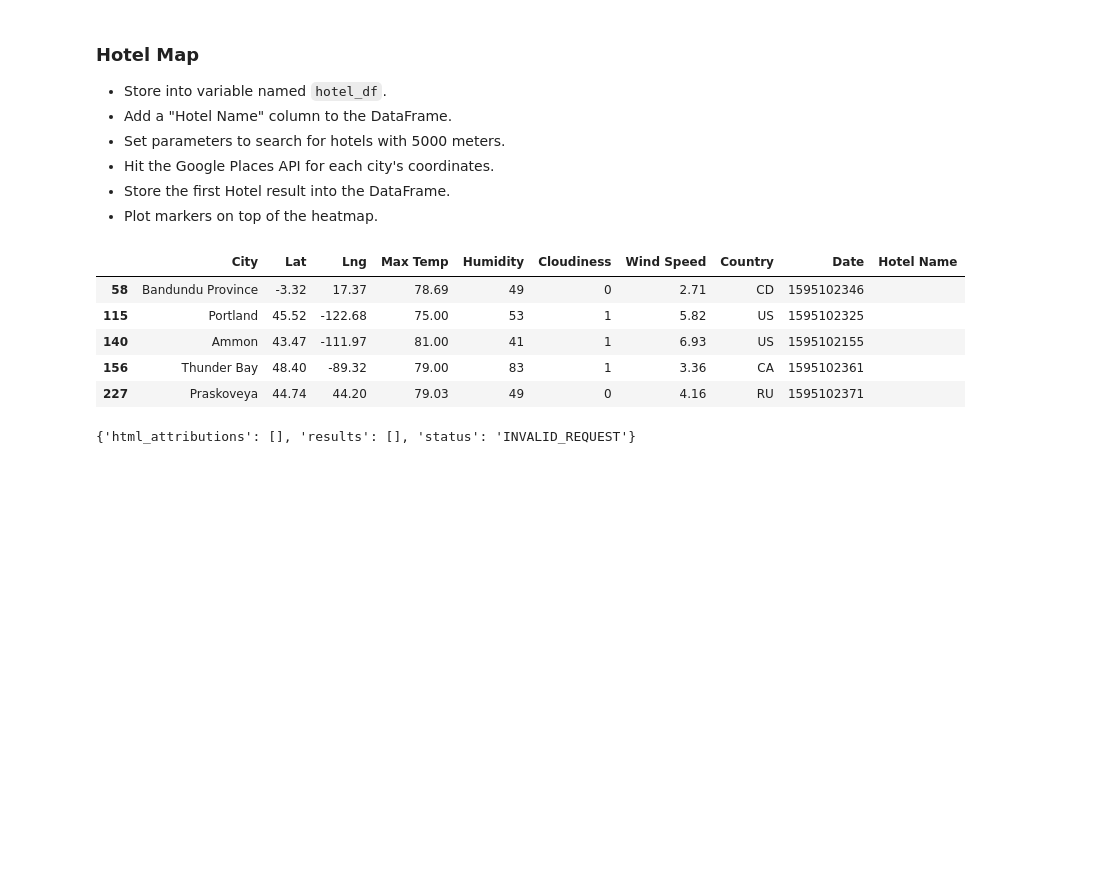
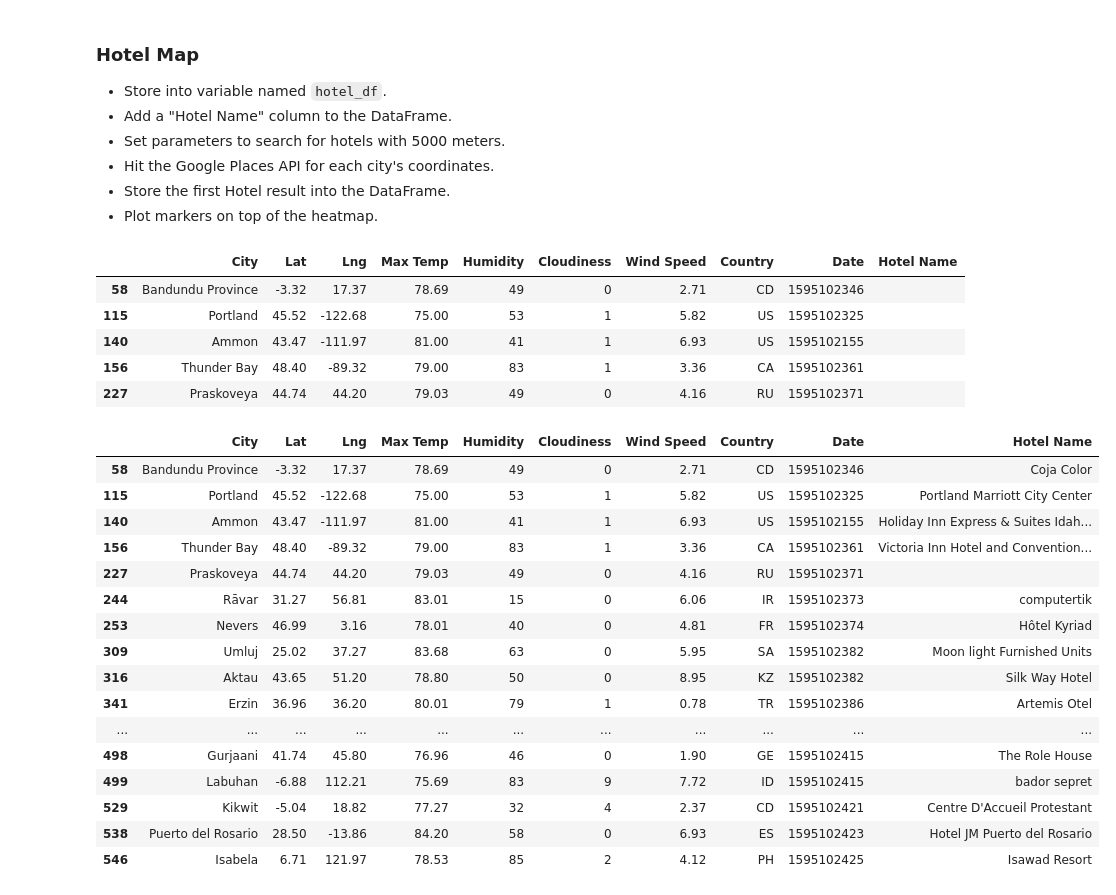
Before and after one commit to sjricketts/python-api-challenge, a Jupyter notebook: VacationPy/VacationPy.ipynb, the cells around one changed output. Saved outputs shown, nothing was run; the diff lists cells and outputs as text; code cells hidden in the pictures; blank space fills up the shorter version.

Commit message:
fix good api error; create hotel markers on heat map

```diff
--- a/VacationPy/VacationPy.ipynb
+++ b/VacationPy/VacationPy.ipynb
@@ -109,31 +109,53 @@ hotel_df.head()
 | 227 | Praskoveya | 44.74 | 44.20 | 79.03 | 49 | 0 | 4.16 | RU | 1595102371 |  |
 # %%
 # geocoordinates
-lat = hotel_df["Lat"]
-lng = hotel_df["Lng"]
 
-target_keyword = "hotel"
+
+# target_keyword = "lodging"
 target_radius = 5000
 target_type = "lodging"
 
 # set up a parameters dictionary
 params = {
-    "location": f"{lat},{lng}",
-    "keyword": target_keyword,
+#     "keyword": target_keyword,
     "radius": target_radius,
     "type": target_type,
     "key": g_key
 }
+for i, row in hotel_df.iterrows():
+    lat = row["Lat"]
+    lng = row["Lng"]
+    params["location"] = f"{lat},{lng}"
 
-# base url
-base_url = "https://maps.googleapis.com/maps/api/place/nearbysearch/json"
+    # base url
+    base_url = "https://maps.googleapis.com/maps/api/place/nearbysearch/json"
 
-# run a request using our params dictionary
-response = requests.get(base_url, params=params)
-places_data = response.json()
-pprint(places_data)
+    # run a request using our params dictionary
+    response = requests.get(base_url, params=params)
+    response = response.json()
+    try:
+        hotel_df.loc[i, "Hotel Name"] = response["results"][0]["name"]
+    except (KeyError, IndexError):
+        pass
+hotel_df
 # %% [output]
-{'html_attributions': [], 'results': [], 'status': 'INVALID_REQUEST'}
+|  | City | Lat | Lng | Max Temp | Humidity | Cloudiness | Wind Speed | Country | Date | Hotel Name |
+| 58 | Bandundu Province | -3.32 | 17.37 | 78.69 | 49 | 0 | 2.71 | CD | 1595102346 | Coja Color |
+| 115 | Portland | 45.52 | -122.68 | 75.00 | 53 | 1 | 5.82 | US | 1595102325 | Portland Marriott City Center |
+| 140 | Ammon | 43.47 | -111.97 | 81.00 | 41 | 1 | 6.93 | US | 1595102155 | Holiday Inn Express & Suites Idah... |
+| 156 | Thunder Bay | 48.40 | -89.32 | 79.00 | 83 | 1 | 3.36 | CA | 1595102361 | Victoria Inn Hotel and Convention... |
+| 227 | Praskoveya | 44.74 | 44.20 | 79.03 | 49 | 0 | 4.16 | RU | 1595102371 |  |
+| 244 | Rāvar | 31.27 | 56.81 | 83.01 | 15 | 0 | 6.06 | IR | 1595102373 | computertik |
+| 253 | Nevers | 46.99 | 3.16 | 78.01 | 40 | 0 | 4.81 | FR | 1595102374 | Hôtel Kyriad |
+| 309 | Umluj | 25.02 | 37.27 | 83.68 | 63 | 0 | 5.95 | SA | 1595102382 | Moon light Furnished Units |
+| 316 | Aktau | 43.65 | 51.20 | 78.80 | 50 | 0 | 8.95 | KZ | 1595102382 | Silk Way Hotel |
+| 341 | Erzin | 36.96 | 36.20 | 80.01 | 79 | 1 | 0.78 | TR | 1595102386 | Artemis Otel |
+| ... | ... | ... | ... | ... | ... | ... | ... | ... | ... | ... |
+| 498 | Gurjaani | 41.74 | 45.80 | 76.96 | 46 | 0 | 1.90 | GE | 1595102415 | The Role House |
+| 499 | Labuhan | -6.88 | 112.21 | 75.69 | 83 | 9 | 7.72 | ID | 1595102415 | bador sepret |
+| 529 | Kikwit | -5.04 | 18.82 | 77.27 | 32 | 4 | 2.37 | CD | 1595102421 | Centre D'Accueil Protestant |
+| 538 | Puerto del Rosario | 28.50 | -13.86 | 84.20 | 58 | 0 | 6.93 | ES | 1595102423 | Hotel JM Puerto del Rosario |
+| 546 | Isabela | 6.71 | 121.97 | 78.53 | 85 | 2 | 4.12 | PH | 1595102425 | Isawad Resort |
 # %%
 # NOTE: Do not change any of the code in this cell
 
```
Also changed, not shown: parts of 2 cells of this notebook.
